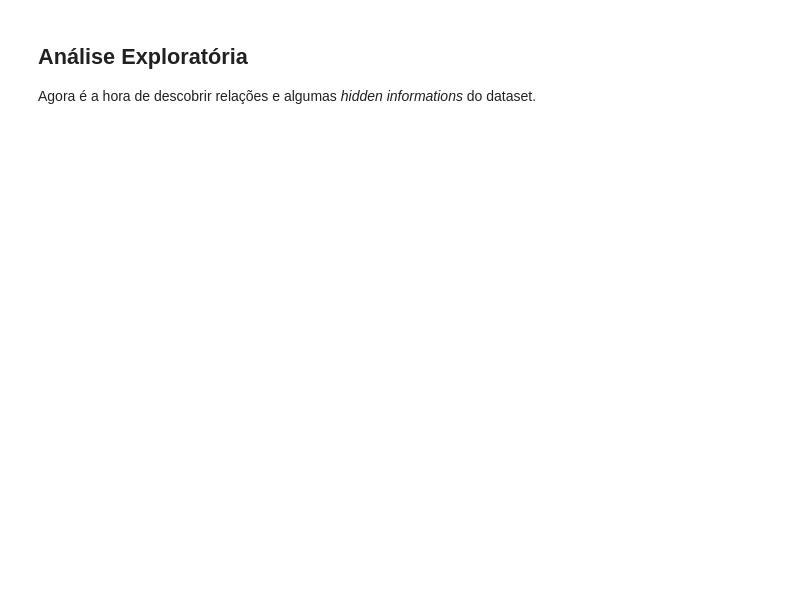
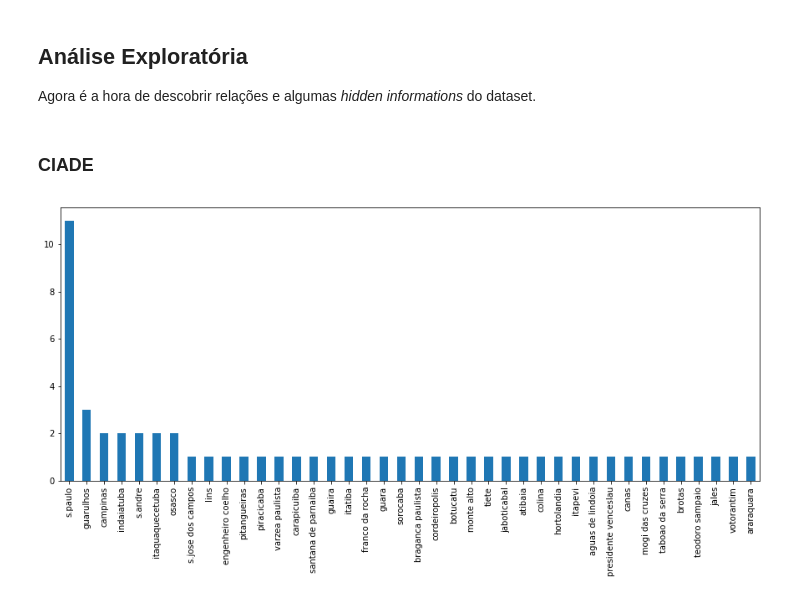
Before and after one commit to michelmelo25/Mineracao-de-Dados, a Jupyter notebook: Exercicios/10 - Desafio.ipynb, the cells around one changed output. Drawn from its saved outputs; the diff is of its cells as text; code cells hidden in the pictures; blank space fills up the shorter version.

```diff
--- a/Exercicios/10 - Desafio.ipynb
+++ b/Exercicios/10 - Desafio.ipynb
@@ -73,0 +132,4 @@ Antes de analisar, caso necessário, realiza um procedimento de limpeza de dados
+# %%
+for col in df:
+    if(df[col].dtype == 'object'):
+        df[col] = df[col].str.lower()
@@ -73,0 +138,7 @@ Antes de analisar, caso necessário, realiza um procedimento de limpeza de dados
+# %%
+df['BO_INICIADO'] = pd.to_datetime(df['BO_INICIADO'])
+df['BO_EMITIDO'] = pd.to_datetime(df['BO_EMITIDO'])
+df['DATAOCORRENCIA'] = pd.to_datetime(df['DATAOCORRENCIA'])
+df['DATACOMUNICACAO'] = pd.to_datetime(df['DATACOMUNICACAO'])
+df['DATAELABORACAO'] = pd.to_datetime(df['DATAELABORACAO'])
+df['DATANASCIMENTO'] = pd.to_datetime(df['DATANASCIMENTO'])
@@ -74,4 +166,12 @@ Antes de analisar, caso necessário, realiza um procedimento de limpeza de dados
+# %%
+dfnew = df.drop_duplicates(subset='NUM_BO', keep='first')
 # %% [markdown]
 ## Análise Exploratória
 
 Agora é a hora de descobrir relações e algumas *hidden informations* do dataset.
+# %% [markdown]
+### CIADE
+# %%
+dfnew[dfnew['ANO_BO'] == 2018]['CIDADE'].value_counts().plot(kind='bar',figsize=(15,6));
+# %% [output]
+[figure, added]
```
Also changed, not shown: parts of 41 cells of this notebook.
